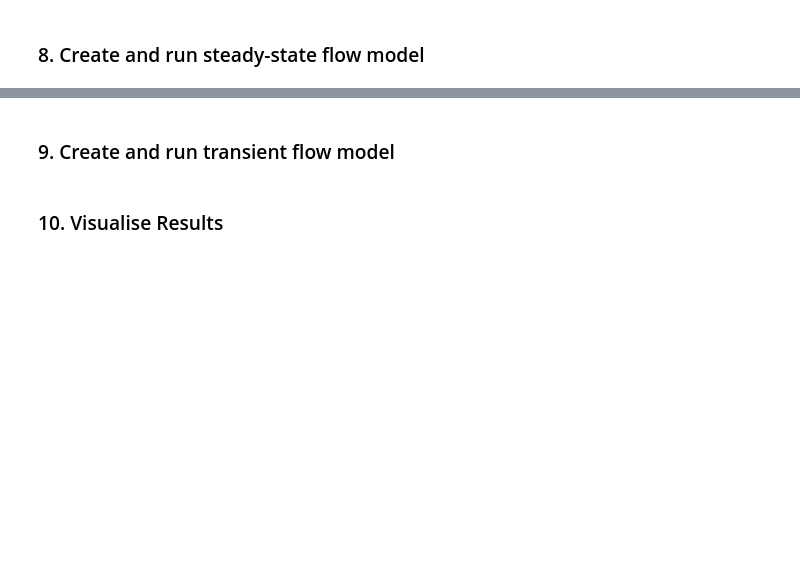
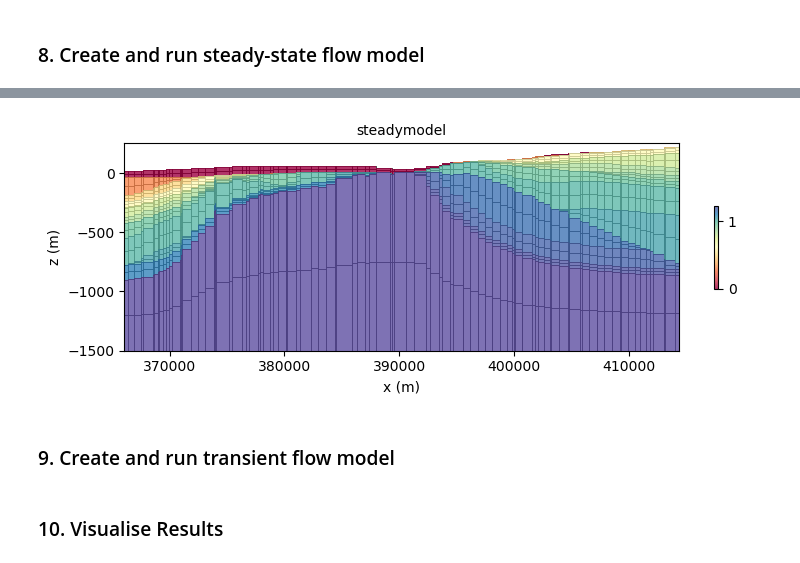
Before and after one commit to malvina-chmielarski/Otorowiri, a Jupyter notebook: scripts/main_script.ipynb, the cells around one changed output, grey strips where cells are left out. Cells and saved outputs as stored; diff of their text form; code cells hidden in the pictures; blank space fills up the shorter version.

```diff
--- a/scripts/main_script.ipynb
+++ b/scripts/main_script.ipynb
@@ -463 +382,5 @@ Model success3 =  False
+# %%
+fm.plot_transect(spatial, 'logk11', X0, X1, Y0, Y1)
+# %% [output]
+[figure, added]
 # %%
```
Also changed, not shown: parts of 26 cells of this notebook.
